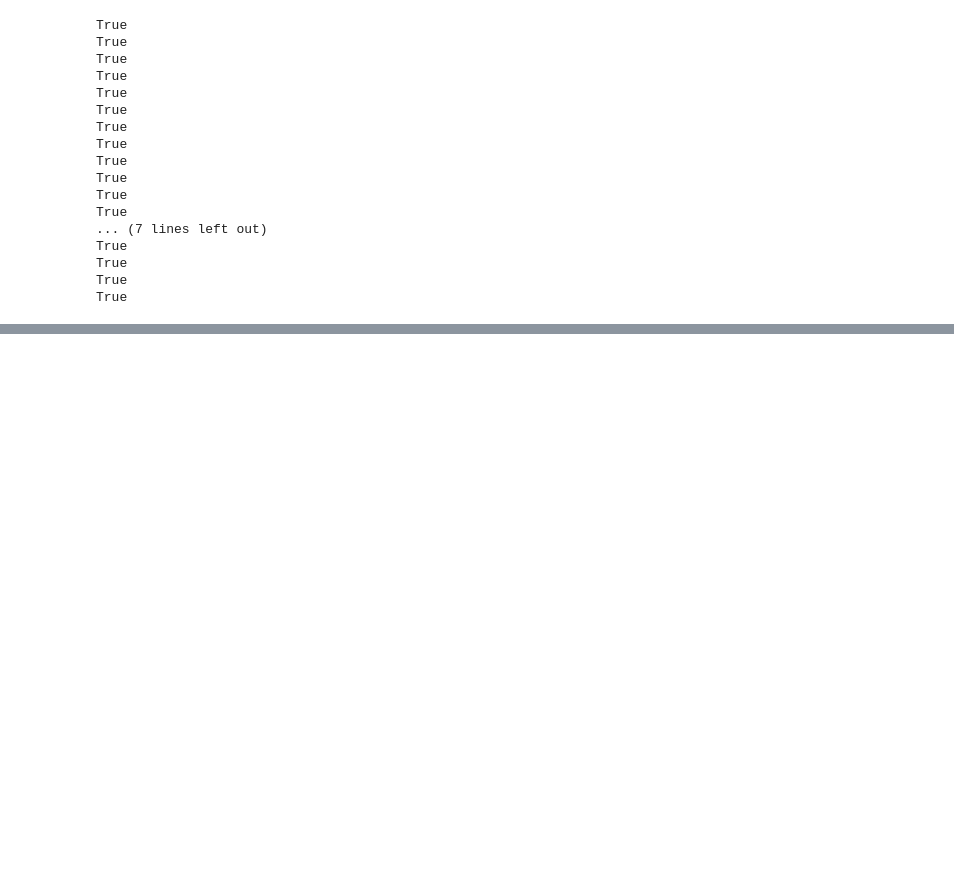
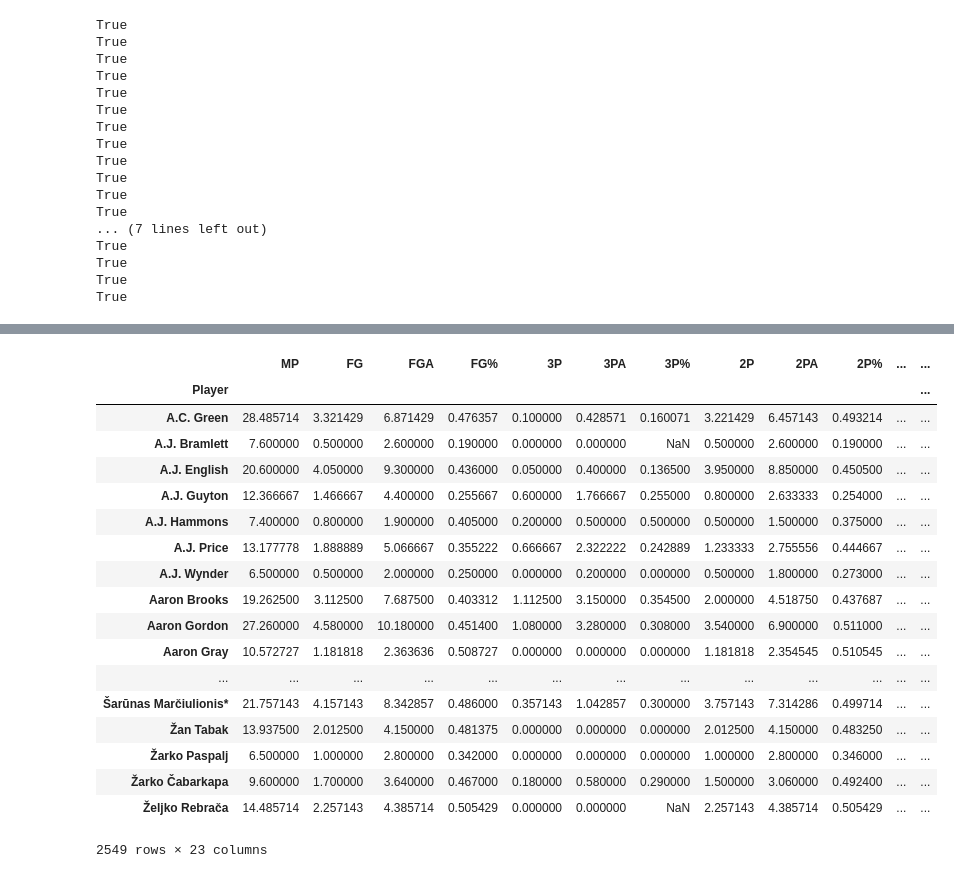
Before and after one commit to andrewfrilot/NBA_Scout, a Jupyter notebook: iPython_Notebooks/Data Scraping_Cleaning(Ovais).ipynb, the cells around one changed output, grey strips where cells are left out. Cells and saved outputs as stored; diff of their text form; code cells hidden in the pictures; blank space fills up the shorter version.

```diff
--- a/iPython_Notebooks/Data Scraping_Cleaning(Ovais).ipynb
+++ b/iPython_Notebooks/Data Scraping_Cleaning(Ovais).ipynb
@@ -614,0 +623,25 @@ NBA_df
+# %%
+#Aggregate and get average stats for each player
+
+
+NBA_agg = NBA_grouped[nba_stats_cols].agg(np.mean)
+# %% [output]
+|  | MP | FG | FGA | FG% | 3P | 3PA | 3P% | 2P | 2PA | 2P% | ... | ... |
+| Player |  |  |  |  |  |  |  |  |  |  |  | ... |
+| A.C. Green | 28.485714 | 3.321429 | 6.871429 | 0.476357 | 0.100000 | 0.428571 | 0.160071 | 3.221429 | 6.457143 | 0.493214 | ... | ... |
+| A.J. Bramlett | 7.600000 | 0.500000 | 2.600000 | 0.190000 | 0.000000 | 0.000000 | NaN | 0.500000 | 2.600000 | 0.190000 | ... | ... |
+| A.J. English | 20.600000 | 4.050000 | 9.300000 | 0.436000 | 0.050000 | 0.400000 | 0.136500 | 3.950000 | 8.850000 | 0.450500 | ... | ... |
+| A.J. Guyton | 12.366667 | 1.466667 | 4.400000 | 0.255667 | 0.600000 | 1.766667 | 0.255000 | 0.800000 | 2.633333 | 0.254000 | ... | ... |
+| A.J. Hammons | 7.400000 | 0.800000 | 1.900000 | 0.405000 | 0.200000 | 0.500000 | 0.500000 | 0.500000 | 1.500000 | 0.375000 | ... | ... |
+| A.J. Price | 13.177778 | 1.888889 | 5.066667 | 0.355222 | 0.666667 | 2.322222 | 0.242889 | 1.233333 | 2.755556 | 0.444667 | ... | ... |
+| A.J. Wynder | 6.500000 | 0.500000 | 2.000000 | 0.250000 | 0.000000 | 0.200000 | 0.000000 | 0.500000 | 1.800000 | 0.273000 | ... | ... |
+| Aaron Brooks | 19.262500 | 3.112500 | 7.687500 | 0.403312 | 1.112500 | 3.150000 | 0.354500 | 2.000000 | 4.518750 | 0.437687 | ... | ... |
+| Aaron Gordon | 27.260000 | 4.580000 | 10.180000 | 0.451400 | 1.080000 | 3.280000 | 0.308000 | 3.540000 | 6.900000 | 0.511000 | ... | ... |
+| Aaron Gray | 10.572727 | 1.181818 | 2.363636 | 0.508727 | 0.000000 | 0.000000 | 0.000000 | 1.181818 | 2.354545 | 0.510545 | ... | ... |
+| ... | ... | ... | ... | ... | ... | ... | ... | ... | ... | ... | ... | ... |
+| Šarūnas Marčiulionis* | 21.757143 | 4.157143 | 8.342857 | 0.486000 | 0.357143 | 1.042857 | 0.300000 | 3.757143 | 7.314286 | 0.499714 | ... | ... |
+| Žan Tabak | 13.937500 | 2.012500 | 4.150000 | 0.481375 | 0.000000 | 0.000000 | 0.000000 | 2.012500 | 4.150000 | 0.483250 | ... | ... |
+| Žarko Paspalj | 6.500000 | 1.000000 | 2.800000 | 0.342000 | 0.000000 | 0.000000 | 0.000000 | 1.000000 | 2.800000 | 0.346000 | ... | ... |
+| Žarko Čabarkapa | 9.600000 | 1.700000 | 3.640000 | 0.467000 | 0.180000 | 0.580000 | 0.290000 | 1.500000 | 3.060000 | 0.492400 | ... | ... |
+| Željko Rebrača | 14.485714 | 2.257143 | 4.385714 | 0.505429 | 0.000000 | 0.000000 | NaN | 2.257143 | 4.385714 | 0.505429 | ... | ... |
+2549 rows × 23 columns
```
Also changed, not shown: parts of 4 cells of this notebook, 6 other files.
